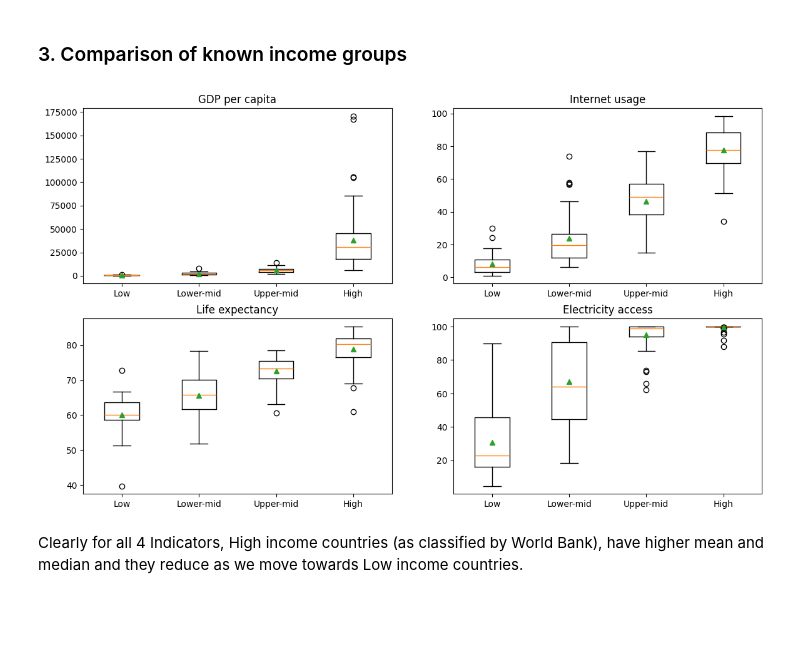
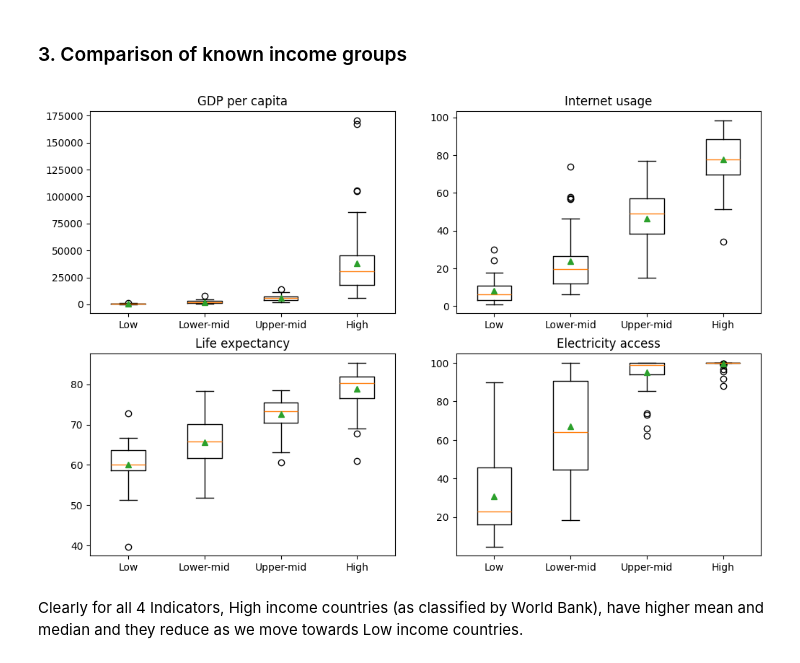
Before and after one commit to Kav1905/DS203_NationClustering, a Jupyter notebook: Socioeconomic_Clustering.ipynb, the cells around one changed output. Drawn from its saved outputs; the diff is of its cells as text; code cells hidden in the pictures; blank space fills up the shorter version.

```diff
--- a/Socioeconomic_Clustering.ipynb
+++ b/Socioeconomic_Clustering.ipynb
@@ -214,16 +222,16 @@ The highly right skewed GDP PC indicator on applying log transformation (natural
 # %% [markdown]
 ### 3. Comparison of known income groups
 # %%
-plt.figure(figsize=(14, 8))
+plt.figure(figsize=(12, 8))
 
 for i, col in enumerate(['NY.GDP.PCAP.CD', 'IT.NET.USER.ZS', 'SP.DYN.LE00.IN', 'EG.ELC.ACCS.ZS']):
     plt.subplot(2, 2, i+1)
 
     plt.boxplot([data[data['incomeLevel.value'] == 'Low income'][col].dropna(), data[data['incomeLevel.value'] == 'Lower middle income'][col].dropna(), data[data['incomeLevel.value'] == 'Upper middle income'][col].dropna(), data[data['incomeLevel.value'] == 'High income'][col].dropna()], tick_labels=['Low', 'Lower-mid', 'Upper-mid', 'High'], showmeans = True)
 
     plt.title(['GDP per capita', 'Internet usage', 'Life expectancy', 'Electricity access'][i])
 # %% [output]
-[figure, old version]
+[figure, new version]
 # %% [markdown]
 Clearly for all 4 Indicators, High income countries (as classified by World Bank), have higher mean and median and they reduce as we move towards Low income countries.
 # %% [markdown]
```
Also changed, not shown: parts of 2 cells of this notebook, 5 other files.
